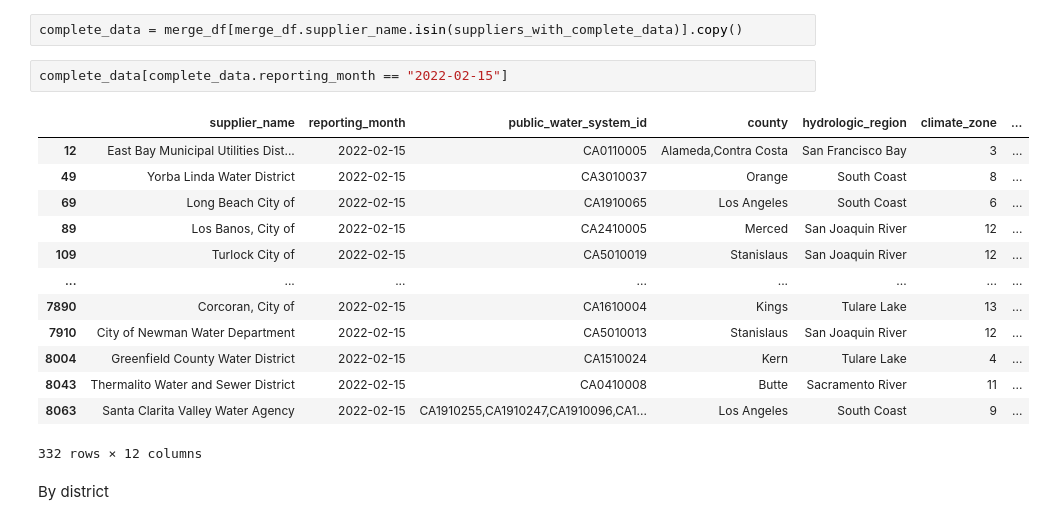
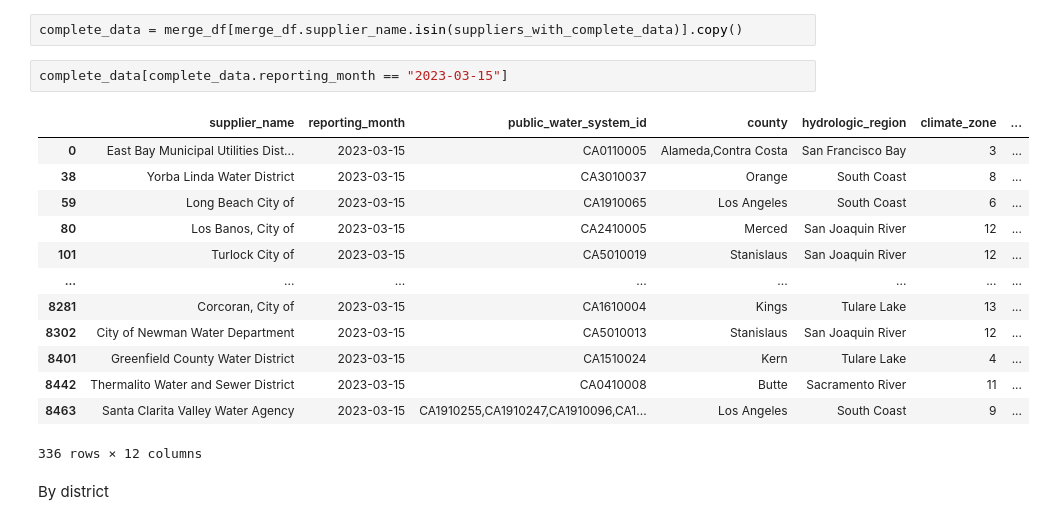
Before and after one commit to datadesk/california-drought-scrapers, a Jupyter notebook: processors/conservation-analysis.ipynb, the cells around one changed output. Drawn from its saved outputs; the diff is of its cells as text.

```diff
--- a/processors/conservation-analysis.ipynb
+++ b/processors/conservation-analysis.ipynb
@@ -201,21 +201,21 @@ suppliers_with_complete_data = list(counts[counts.reporting_month == max_count].
 # %%
 complete_data = merge_df[merge_df.supplier_name.isin(suppliers_with_complete_data)].copy()
 # %%
-complete_data[complete_data.reporting_month == "2022-02-15"]
+complete_data[complete_data.reporting_month == "2023-03-15"]
 # %% [output]
 |  | supplier_name | reporting_month | public_water_system_id | county | hydrologic_region | climate_zone | ... |
-| 12 | East Bay Municipal Utilities Dist... | 2022-02-15 | CA0110005 | Alameda,Contra Costa | San Francisco Bay | 3 | ... |
-| 49 | Yorba Linda Water District | 2022-02-15 | CA3010037 | Orange | South Coast | 8 | ... |
-| 69 | Long Beach City of | 2022-02-15 | CA1910065 | Los Angeles | South Coast | 6 | ... |
-| 89 | Los Banos, City of | 2022-02-15 | CA2410005 | Merced | San Joaquin River | 12 | ... |
-| 109 | Turlock City of | 2022-02-15 | CA5010019 | Stanislaus | San Joaquin River | 12 | ... |
+| 0 | East Bay Municipal Utilities Dist... | 2023-03-15 | CA0110005 | Alameda,Contra Costa | San Francisco Bay | 3 | ... |
+| 38 | Yorba Linda Water District | 2023-03-15 | CA3010037 | Orange | South Coast | 8 | ... |
+| 59 | Long Beach City of | 2023-03-15 | CA1910065 | Los Angeles | South Coast | 6 | ... |
+| 80 | Los Banos, City of | 2023-03-15 | CA2410005 | Merced | San Joaquin River | 12 | ... |
+| 101 | Turlock City of | 2023-03-15 | CA5010019 | Stanislaus | San Joaquin River | 12 | ... |
 | ... | ... | ... | ... | ... | ... | ... | ... |
-| 7890 | Corcoran, City of | 2022-02-15 | CA1610004 | Kings | Tulare Lake | 13 | ... |
-| 7910 | City of Newman Water Department | 2022-02-15 | CA5010013 | Stanislaus | San Joaquin River | 12 | ... |
-| 8004 | Greenfield County Water District | 2022-02-15 | CA1510024 | Kern | Tulare Lake | 4 | ... |
-| 8043 | Thermalito Water and Sewer District | 2022-02-15 | CA0410008 | Butte | Sacramento River | 11 | ... |
-| 8063 | Santa Clarita Valley Water Agency | 2022-02-15 | CA1910255,CA1910247,CA1910096,CA1... | Los Angeles | South Coast | 9 | ... |
+| 8281 | Corcoran, City of | 2023-03-15 | CA1610004 | Kings | Tulare Lake | 13 | ... |
+| 8302 | City of Newman Water Department | 2023-03-15 | CA5010013 | Stanislaus | San Joaquin River | 12 | ... |
+| 8401 | Greenfield County Water District | 2023-03-15 | CA1510024 | Kern | Tulare Lake | 4 | ... |
+| 8442 | Thermalito Water and Sewer District | 2023-03-15 | CA0410008 | Butte | Sacramento River | 11 | ... |
+| 8463 | Santa Clarita Valley Water Agency | 2023-03-15 | CA1910255,CA1910247,CA1910096,CA1... | Los Angeles | South Coast | 9 | ... |
-332 rows × 12 columns
+336 rows × 12 columns
 # %% [markdown]
 By district
 # %%
```
Also changed, not shown: parts of 12 cells of this notebook, 16 other files.
